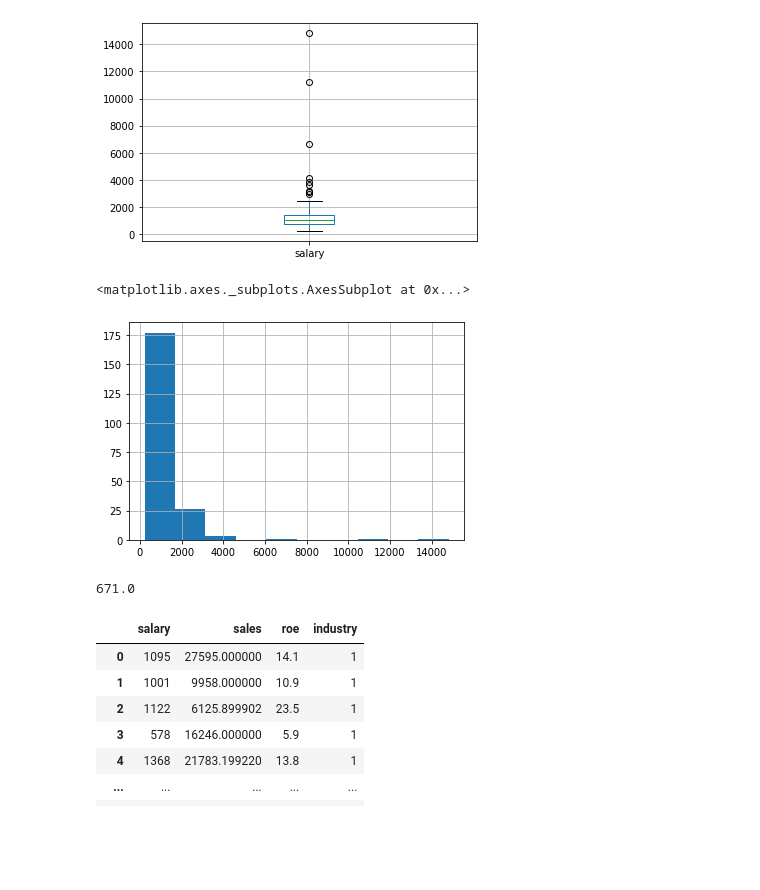
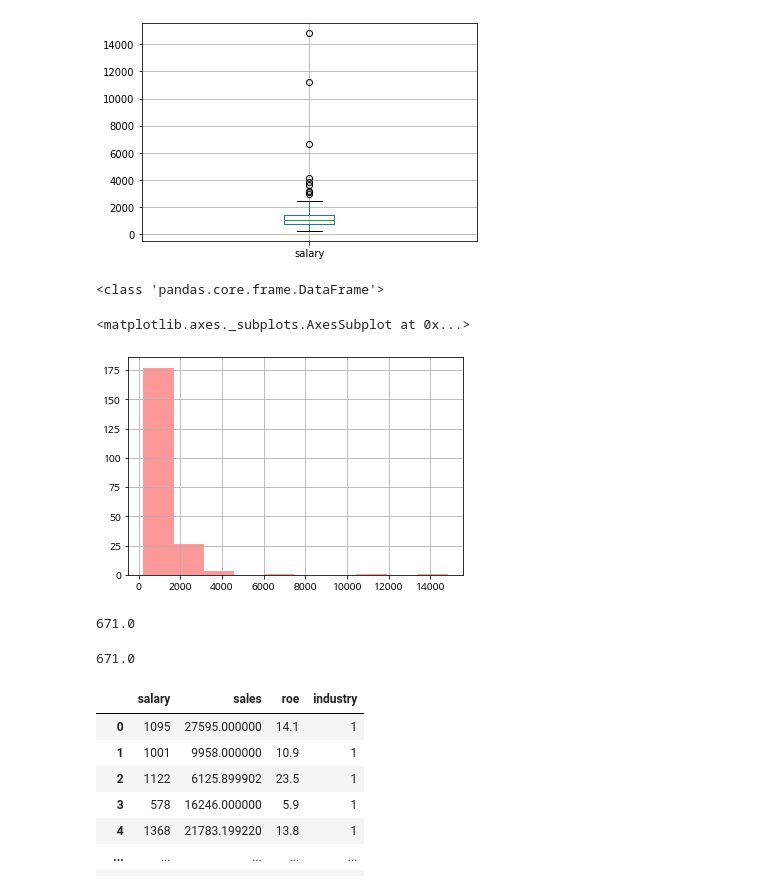
Before and after one commit to enosung/ubion, a Jupyter notebook: 유비온_2번째주_수업02(01월02일~01월09일).ipynb, the cells around one changed output. Saved outputs shown, nothing was run; the diff lists cells and outputs as text; code cells hidden in the pictures; blank space fills up the shorter version.

```diff
--- a/유비온_2번째주_수업02(01월02일~01월09일).ipynb
+++ b/유비온_2번째주_수업02(01월02일~01월09일).ipynb
@@ -330,12 +580,18 @@ df_salary.boxplot(column="salary")
 # %% [output]
 <matplotlib.axes._subplots.AxesSubplot at 0x...>
 [figure]
+# %%
+print(type(df_salary))
+# %% [output]
+<class 'pandas.core.frame.DataFrame'>
 # %%
-df_salary["salary"].hist()
+df_salary["salary"].hist(color = 'red',alpha=0.4)
+# 변수 salary를 hist히스토그램 함수로 데이터 분포출력
 #대부분은 2000달러 이상인데 4천7천 만천 만4천달러까지 분포
+# ()값에 color와 alpha 투명도 설정도 가능
 # %% [output]
 <matplotlib.axes._subplots.AxesSubplot at 0x...>
-[figure, old version]
+[figure, new version]
 # %%
 q1 = df_salary["salary"].quantile(q=0.25)
 q3 = df_salary["salary"].quantile(q=0.75)
@@ -345,5 +603,13 @@ IQR
 # %% [output]
 671.0
+# %%
+q1 = df_salary["salary"].quantile(0.25)
+q3 = df_salary["salary"].quantile(0.75)
+IQR = q3-q1
+IQR
+# q는 생략도 가능한거 같다.
+# %% [output]
+671.0
 # %%
 data_IQR = df_salary[(df_salary["salary"] < q3 + IQR * 1.5) & (df_salary["salary"] > q1 - IQR * 1.5)]
 data_IQR
```
Also changed, not shown: parts of 106 cells of this notebook.
